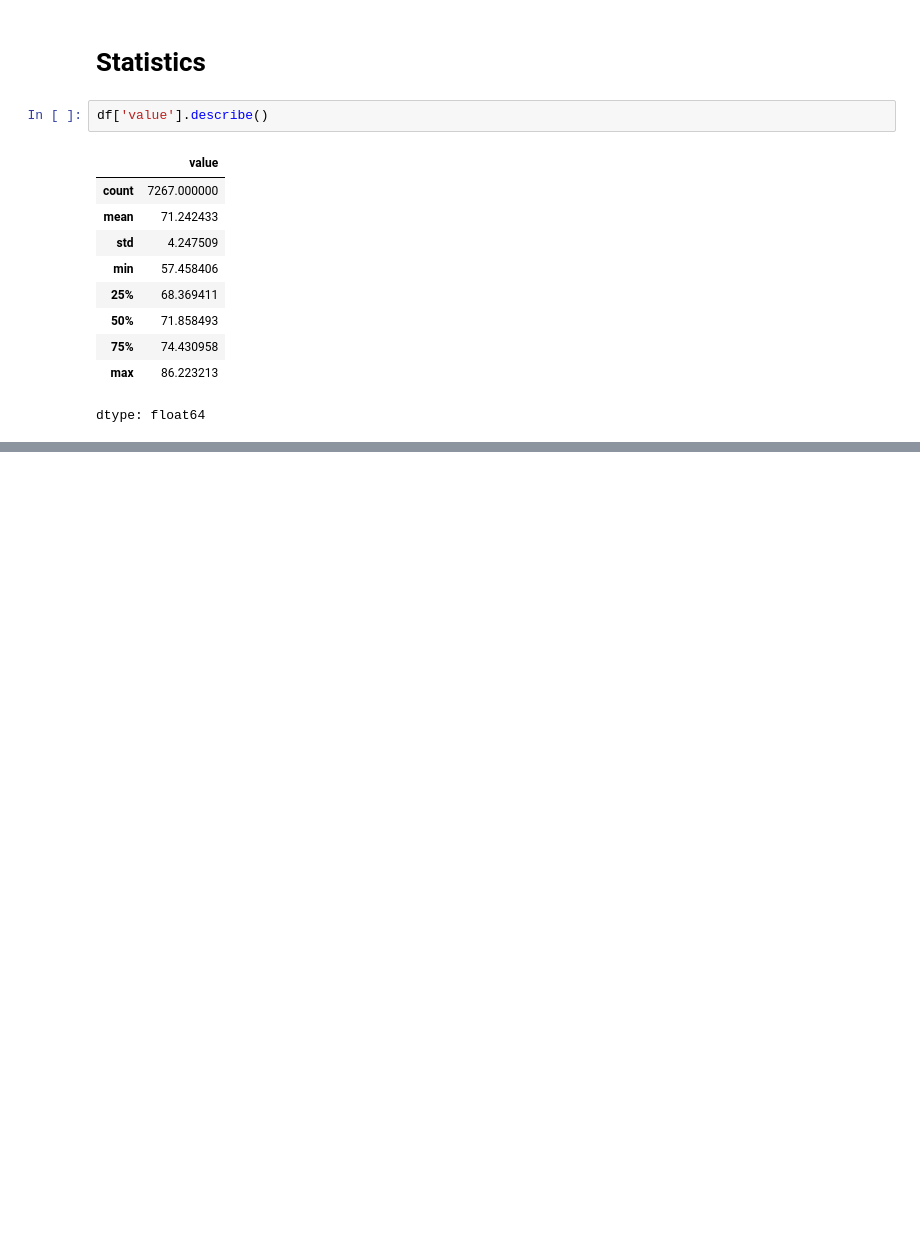
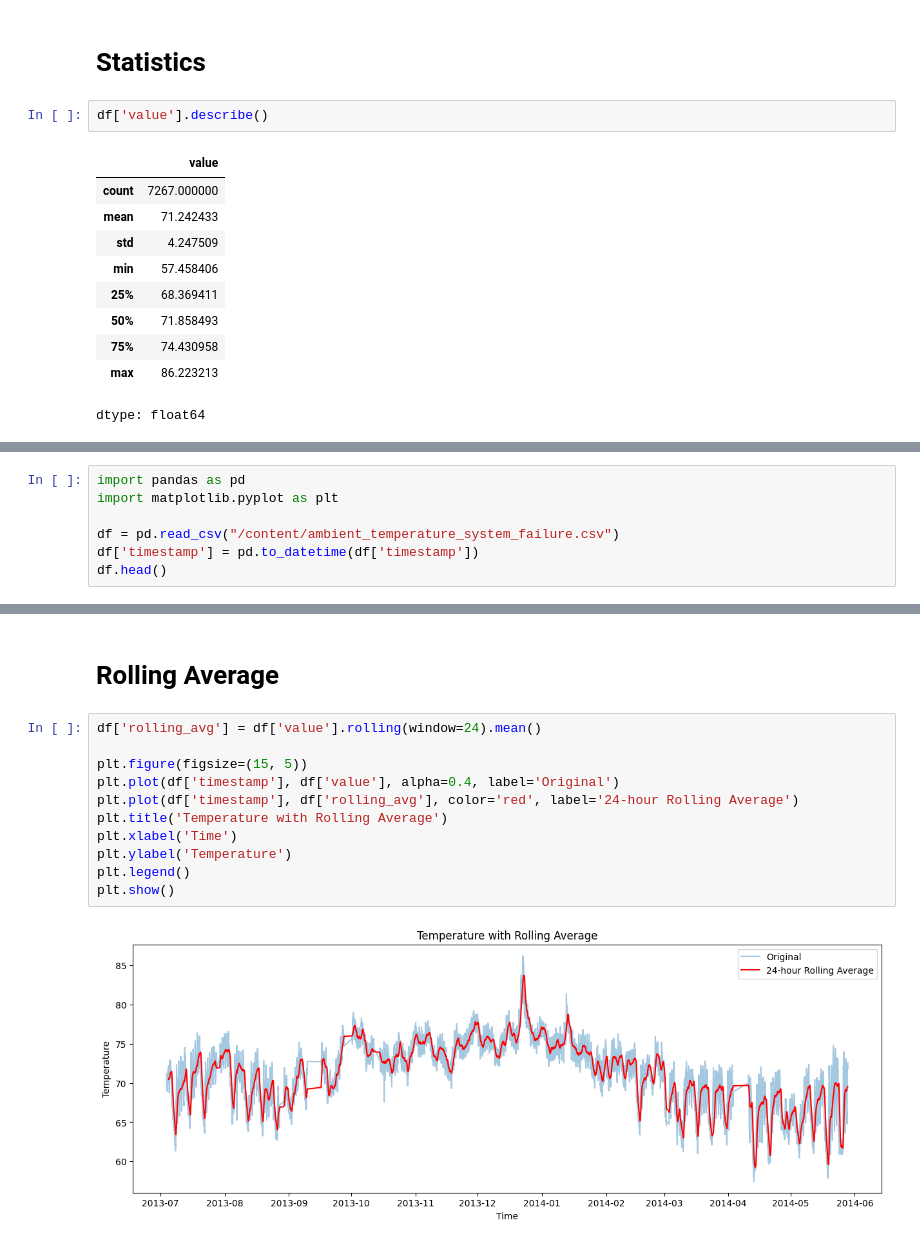
Before and after one commit to faizan-abrar/SignalMind, a Jupyter notebook: notebooks/01_data_exploration.ipynb, the cells around one changed output, grey strips where cells are left out. Saved outputs shown, nothing was run; the diff lists cells and outputs as text; blank space fills up the shorter version.

```diff
--- a/notebooks/01_data_exploration.ipynb
+++ b/notebooks/01_data_exploration.ipynb
@@ -58,0 +61,7 @@ dtype: float64
+# %%
+import pandas as pd
+import matplotlib.pyplot as plt
+
+df = pd.read_csv("/content/ambient_temperature_system_failure.csv")
+df['timestamp'] = pd.to_datetime(df['timestamp'])
+df.head()
@@ -58,0 +95,15 @@ dtype: float64
+# %% [markdown]
+# **Rolling Average**
+# %%
+df['rolling_avg'] = df['value'].rolling(window=24).mean()
+
+plt.figure(figsize=(15, 5))
+plt.plot(df['timestamp'], df['value'], alpha=0.4, label='Original')
+plt.plot(df['timestamp'], df['rolling_avg'], color='red', label='24-hour Rolling Average')
+plt.title('Temperature with Rolling Average')
+plt.xlabel('Time')
+plt.ylabel('Temperature')
+plt.legend()
+plt.show()
+# %% [output]
+[figure, added]
```
Also changed, not shown: parts of 3 cells of this notebook.
